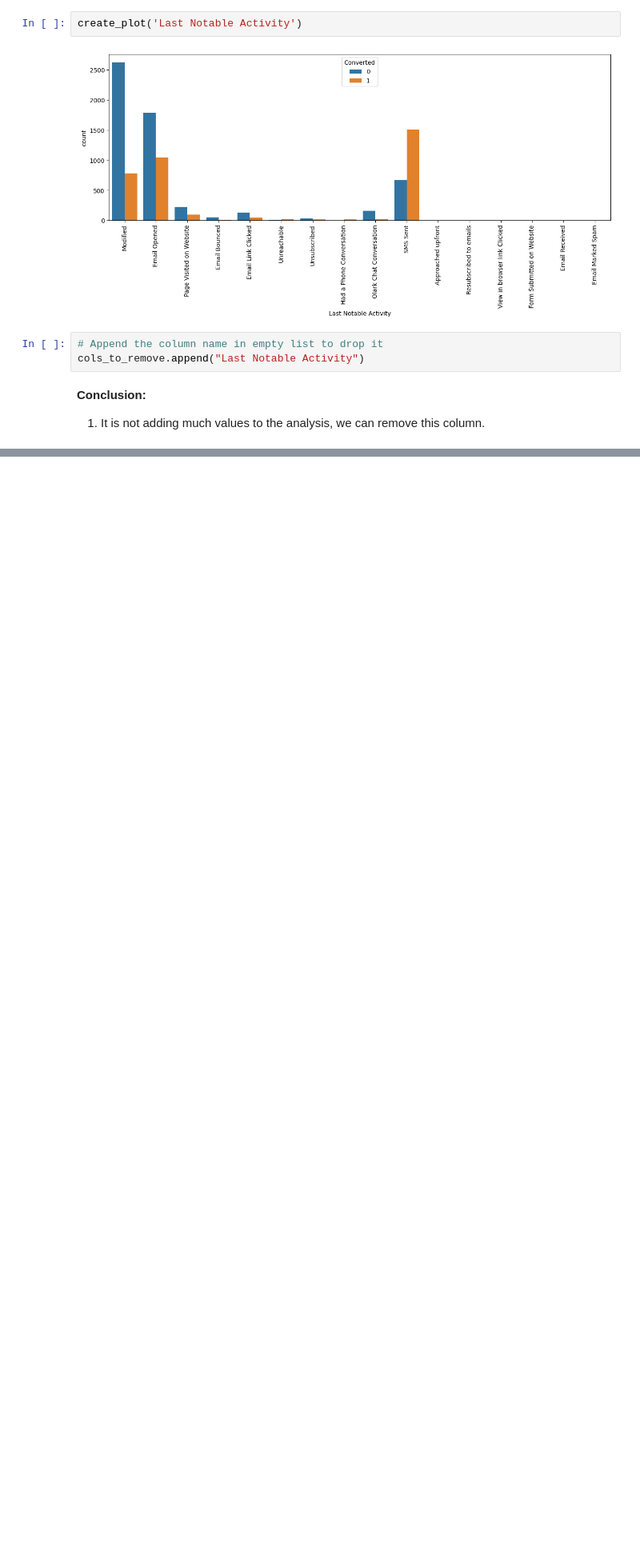
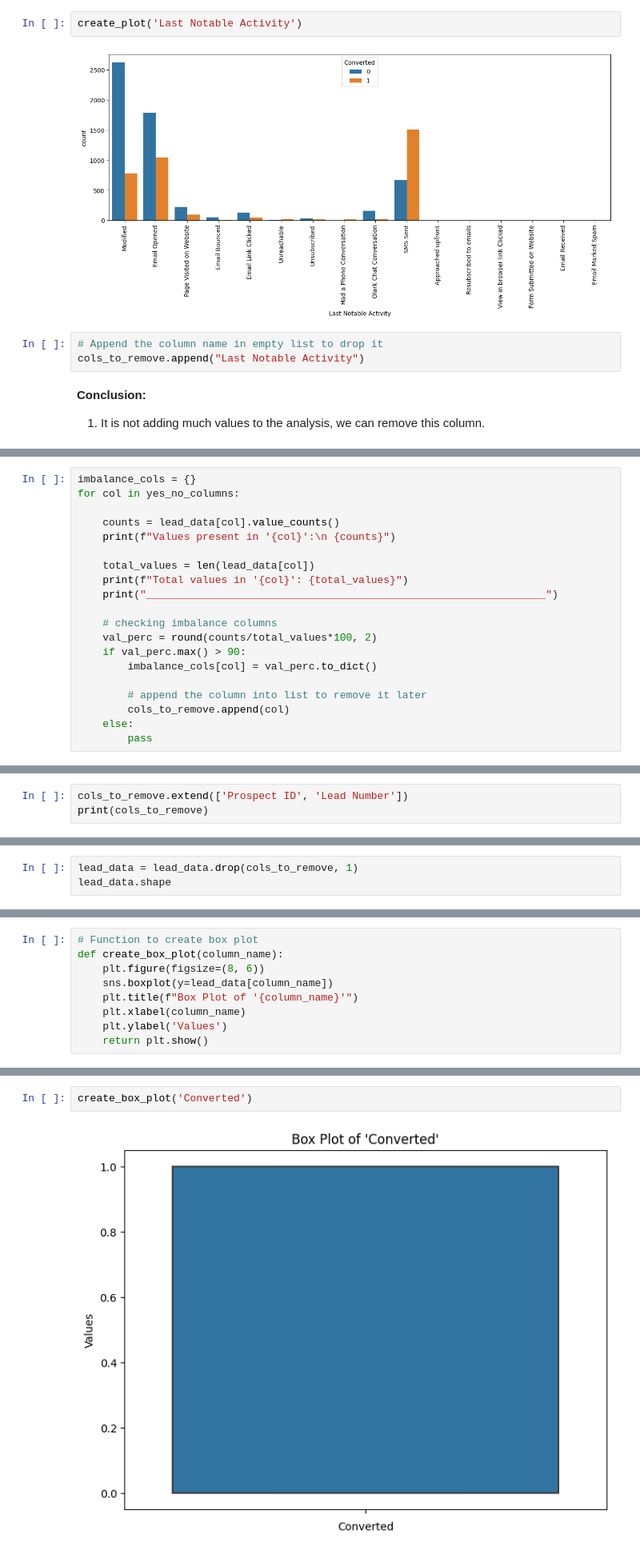
Before and after one commit to BharatPanera/lead_scoring_case_study, a Jupyter notebook: lead_scoring.ipynb, the cells around one changed output, grey strips where cells are left out. Shown: that part at 80% size. Saved outputs shown, nothing was run; the diff lists cells and outputs as text; blank space fills up the shorter version.

```diff
--- a/lead_scoring.ipynb
+++ b/lead_scoring.ipynb
@@ -782,0 +853,20 @@ cols_to_remove.append("Last Notable Activity")
+# %%
+imbalance_cols = {}
+for col in yes_no_columns:
+
+    counts = lead_data[col].value_counts()
+    print(f"Values present in '{col}':\n {counts}")
+
+    total_values = len(lead_data[col])
+    print(f"Total values in '{col}': {total_values}")
+    print("________________________________________________________________")
+
+    # checking imbalance columns
+    val_perc = round(counts/total_values*100, 2)
+    if val_perc.max() > 90:
+        imbalance_cols[col] = val_perc.to_dict()
+
+        # append the column into list to remove it later
+        cols_to_remove.append(col)
+    else:
+        pass
@@ -782,0 +931,3 @@ cols_to_remove.append("Last Notable Activity")
+# %%
+cols_to_remove.extend(['Prospect ID', 'Lead Number'])
+print(cols_to_remove)
@@ -782,0 +936,3 @@ cols_to_remove.append("Last Notable Activity")
+# %%
+lead_data = lead_data.drop(cols_to_remove, 1)
+lead_data.shape
@@ -782,0 +966,9 @@ cols_to_remove.append("Last Notable Activity")
+# %%
+# Function to create box plot
+def create_box_plot(column_name):
+    plt.figure(figsize=(8, 6))
+    sns.boxplot(y=lead_data[column_name])
+    plt.title(f"Box Plot of '{column_name}'")
+    plt.xlabel(column_name)
+    plt.ylabel('Values')
+    return plt.show()
@@ -782,0 +1006,4 @@ cols_to_remove.append("Last Notable Activity")
+# %%
+create_box_plot('Converted')
+# %% [output]
+[figure, added]
```
Also changed, not shown: parts of 30 cells of this notebook.
